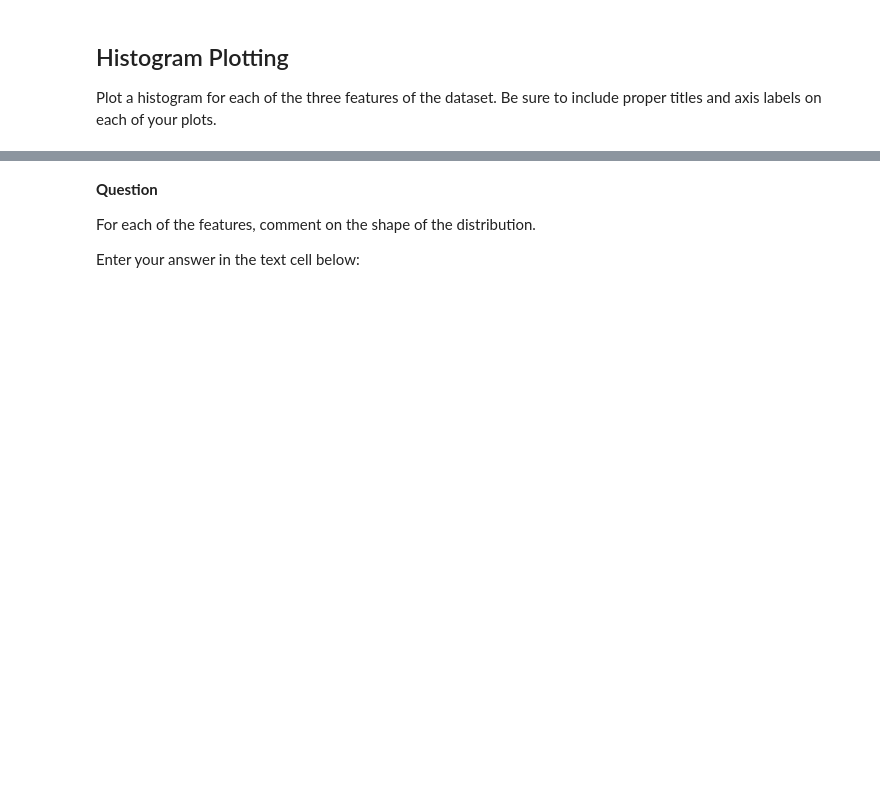
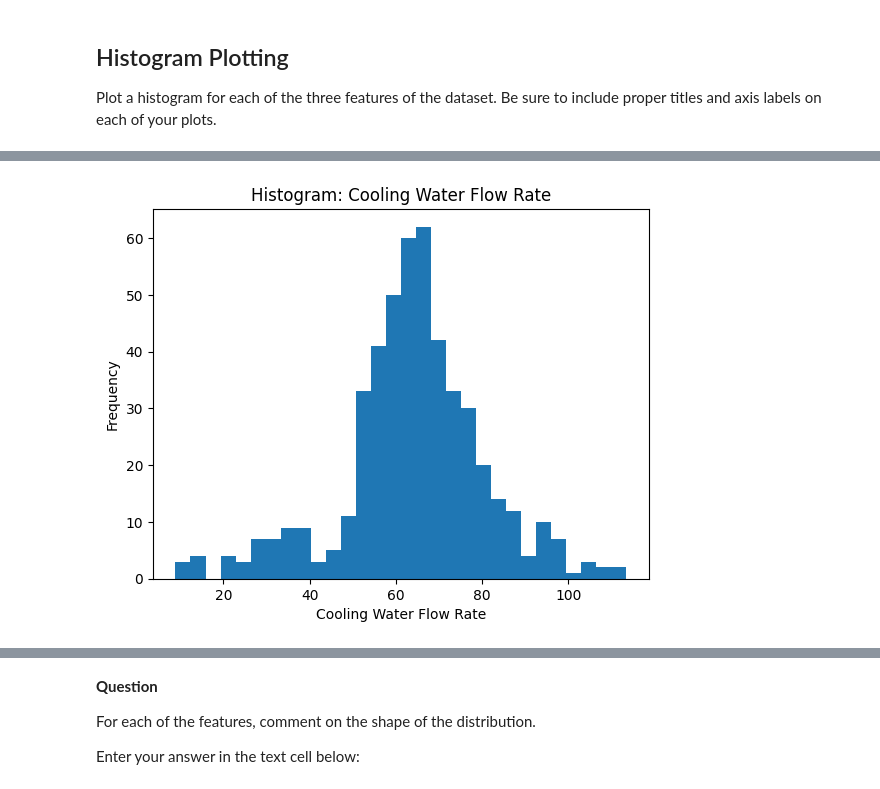
Before and after one commit to ncat-morrow/isen-project-1-370-project, a Jupyter notebook: ISEN_370_Project_1_Assignment.ipynb, the cells around one changed output, grey strips where cells are left out. Drawn from its saved outputs; the diff is of its cells as text; code cells hidden in the pictures; blank space fills up the shorter version.

```diff
--- a/ISEN_370_Project_1_Assignment.ipynb
+++ b/ISEN_370_Project_1_Assignment.ipynb
@@ -60,0 +95,9 @@ Plot a histogram for each of the three features of the dataset. Be sure to inclu
+# %%
+import matplotlib.pyplot as plt
+plt.hist(df["Cooling Water Flow Rate"].dropna(), bins=30)
+plt.title("Histogram: Cooling Water Flow Rate")
+plt.xlabel("Cooling Water Flow Rate")
+plt.ylabel("Frequency")
+plt.show()
+# %% [output]
+[figure, added]
```
Also changed, not shown: parts of 11 cells of this notebook.
